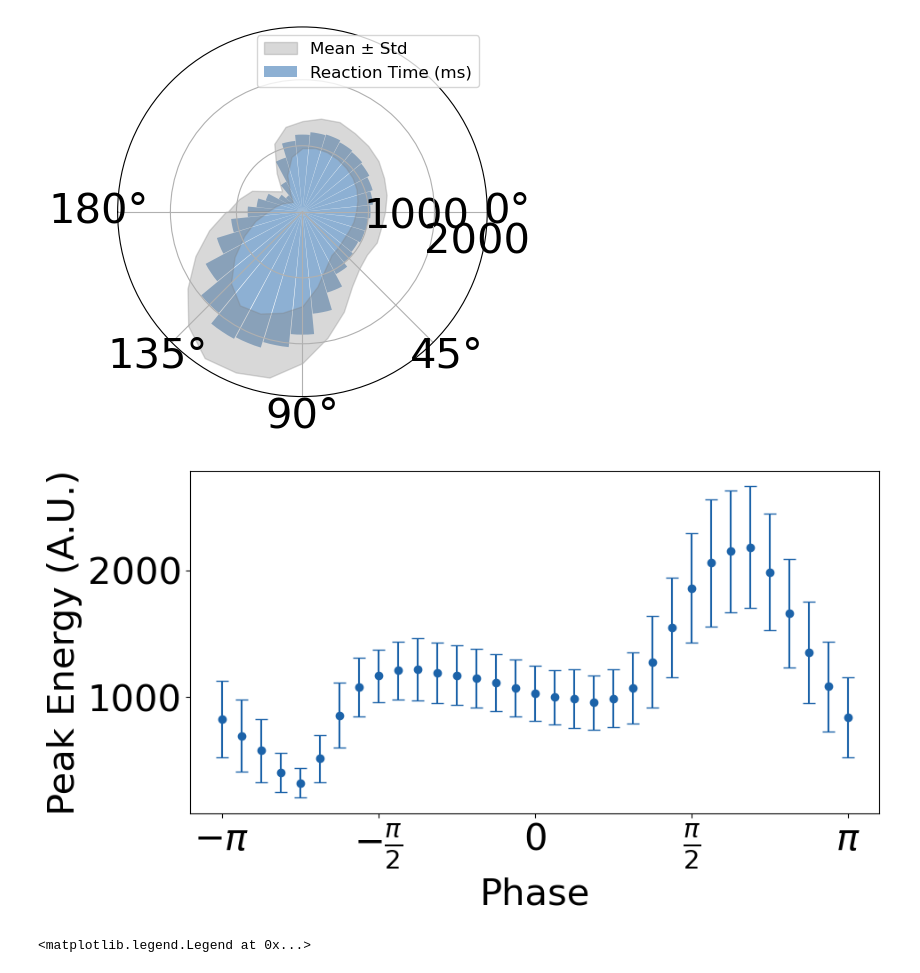
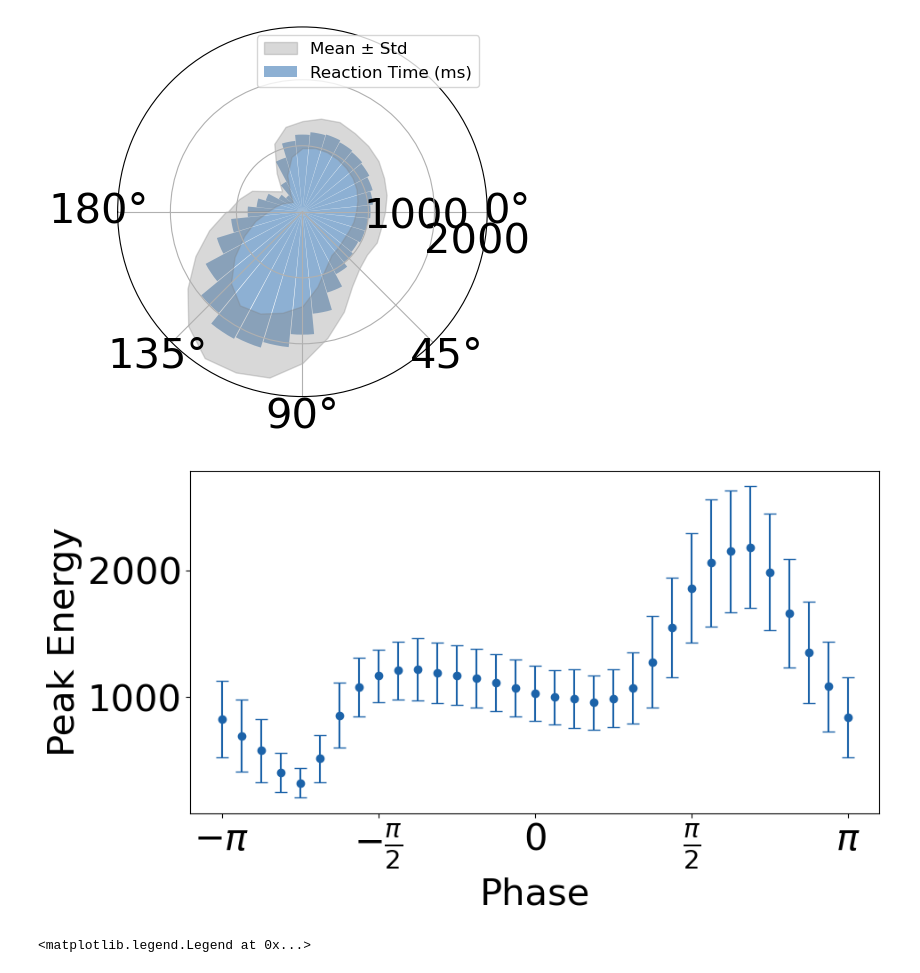
Before and after one commit to LiBinUtokyo/LowRank_ModifiedTheta_SNN, a Jupyter notebook: PYTHON/phase_sensitivity.ipynb, the cells around one changed output. Cells and saved outputs as stored; diff of their text form; code cells hidden in the pictures.

```diff
--- a/PYTHON/phase_sensitivity.ipynb
+++ b/PYTHON/phase_sensitivity.ipynb
@@ -668,17 +669,17 @@ ax.legend(loc='upper right', fontsize=12)
 # %%
 # plot the mean and std of peak value for different phases
 plt.figure(figsize=(10, 5))
 plt.errorbar(phases_eff, mean_peak, yerr=std_peak, fmt='o', capsize=5,ecolor=color_Go,color=color_Go)
 plt.xlabel('Phase')
-plt.ylabel('Peak Energy (A.U.)')
+plt.ylabel('Peak Energy')
 # plt.title('Dependency of Peak Output Energy on Gamma Oscillation Phase')
 ticks = [-np.pi, -np.pi/2, 0, np.pi/2, np.pi]
 labels = [r"$-\pi$", r"$-\frac{\pi}{2}$", r"$0$", r"$\frac{\pi}{2}$", r"$\pi$"]
 
 plt.xticks(ticks, labels)
 plt.show()
 # %% [output]
-[figure, old version]
+[figure, new version]
 # %%
 import numpy as np
 import matplotlib.pyplot as plt
```
Also changed, not shown: parts of 11 cells of this notebook, 6 other files.
